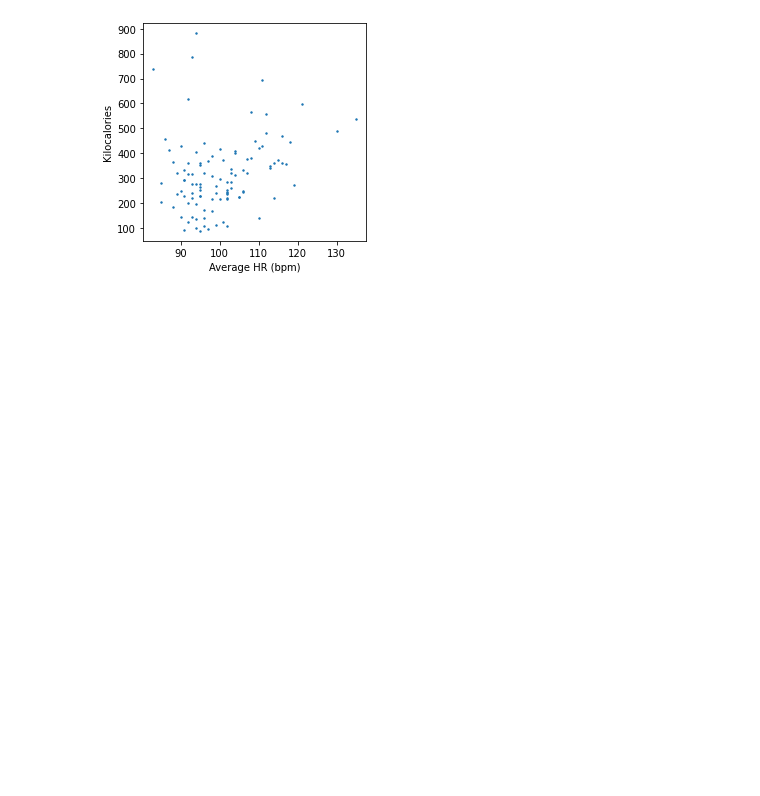
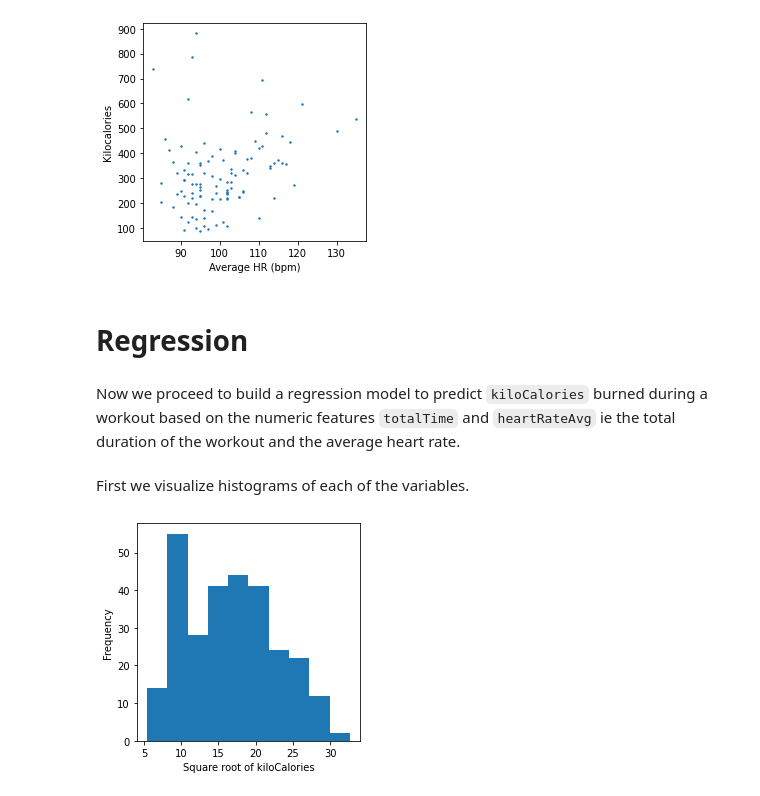
Before and after one commit to besiobu/data-science-portfolio, a Jupyter notebook: polar/Polar.ipynb, the cells around one changed output. Saved outputs shown, nothing was run; the diff lists cells and outputs as text; code cells hidden in the pictures; blank space fills up the shorter version.

Commit message:
Add linear regression section to polar project.

```diff
--- a/polar/Polar.ipynb
+++ b/polar/Polar.ipynb
@@ -304,3 +447,19 @@ plt.savefig('./img/kilocalories_vs_avg_hr.png')
 plt.show()
 # %% [output]
 [figure]
+# %% [markdown]
+# Regression
+# %% [markdown]
+Now we proceed to build a regression model to predict `kiloCalories` burned during a workout based on the numeric features `totalTime` and `heartRateAvg` ie the total duration of the workout and the average heart rate.
+# %%
+X = df[['kiloCalories', 'totalTime', 'heartRateAvg']].copy()
+# %% [markdown]
+First we visualize histograms of each of the variables.
+# %%
+plt.hist(np.sqrt(X['kiloCalories']))
+plt.ylabel('Frequency')
+plt.xlabel('Square root of kiloCalories')
+plt.savefig('./img/kilocalories_histogram.png')
+plt.show()
+# %% [output]
+[figure, added]
```
Also changed, not shown: parts of 90 cells of this notebook, 12 other files.
